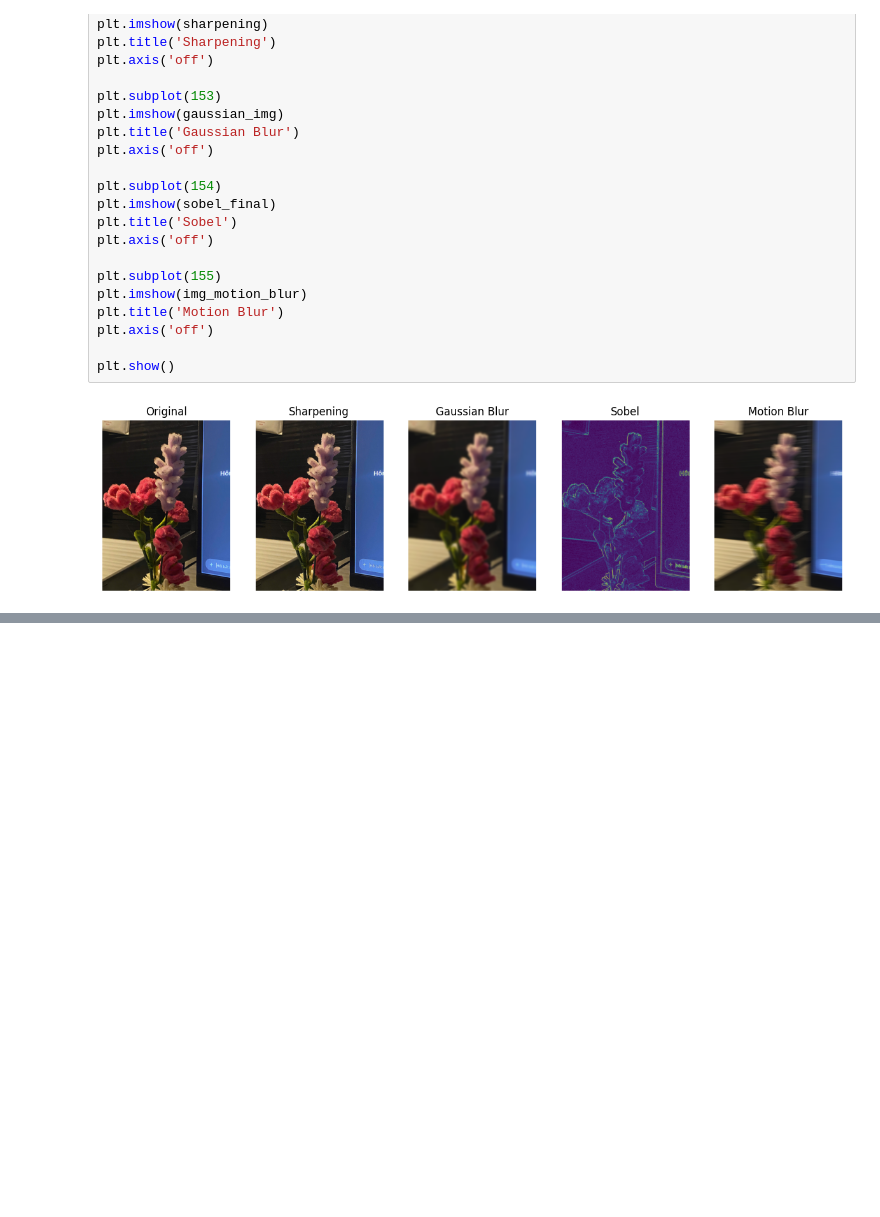
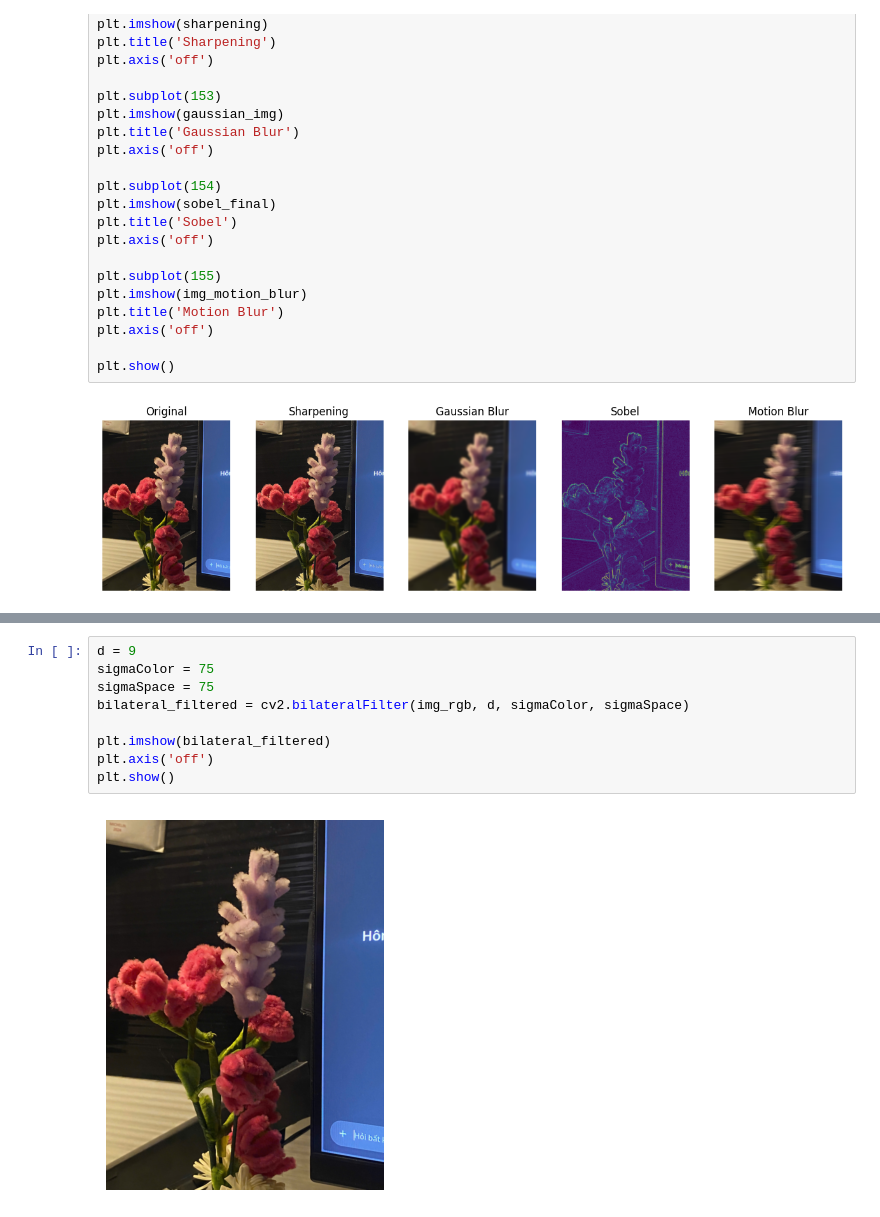
Before and after one commit to ngynqt/cv_learning, a Jupyter notebook: Chap2/Lab_2.1.ipynb, the cells around one changed output, grey strips where cells are left out. Cells and saved outputs as stored; diff of their text form; blank space fills up the shorter version.

```diff
--- a/Chap2/Lab_2.1.ipynb
+++ b/Chap2/Lab_2.1.ipynb
@@ -264,0 +274,11 @@ plt.show()
+# %%
+d = 9
+sigmaColor = 75
+sigmaSpace = 75
+bilateral_filtered = cv2.bilateralFilter(img_rgb, d, sigmaColor, sigmaSpace)
+
+plt.imshow(bilateral_filtered)
+plt.axis('off')
+plt.show()
+# %% [output]
+[figure, added]
```
Also changed, not shown: parts of 2 cells of this notebook, 25 other files.
